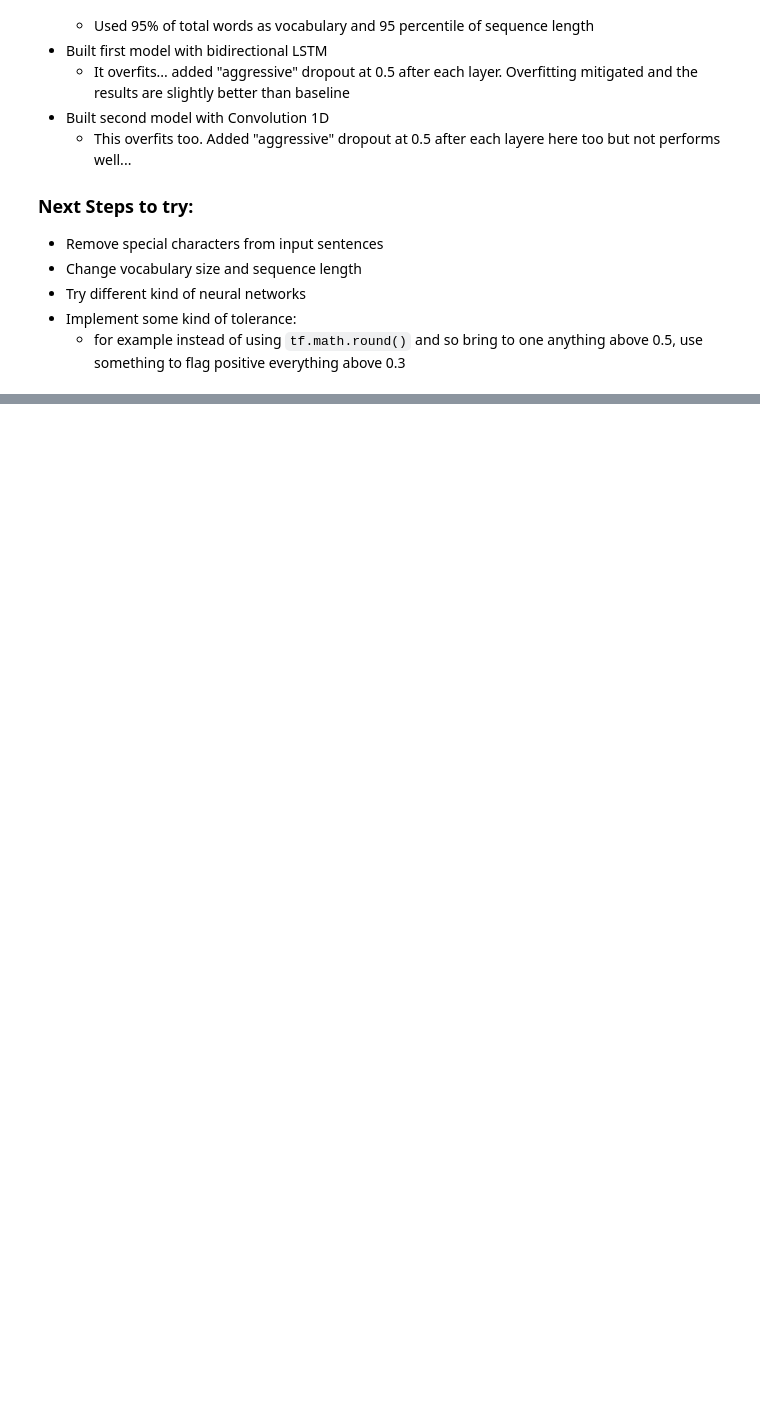
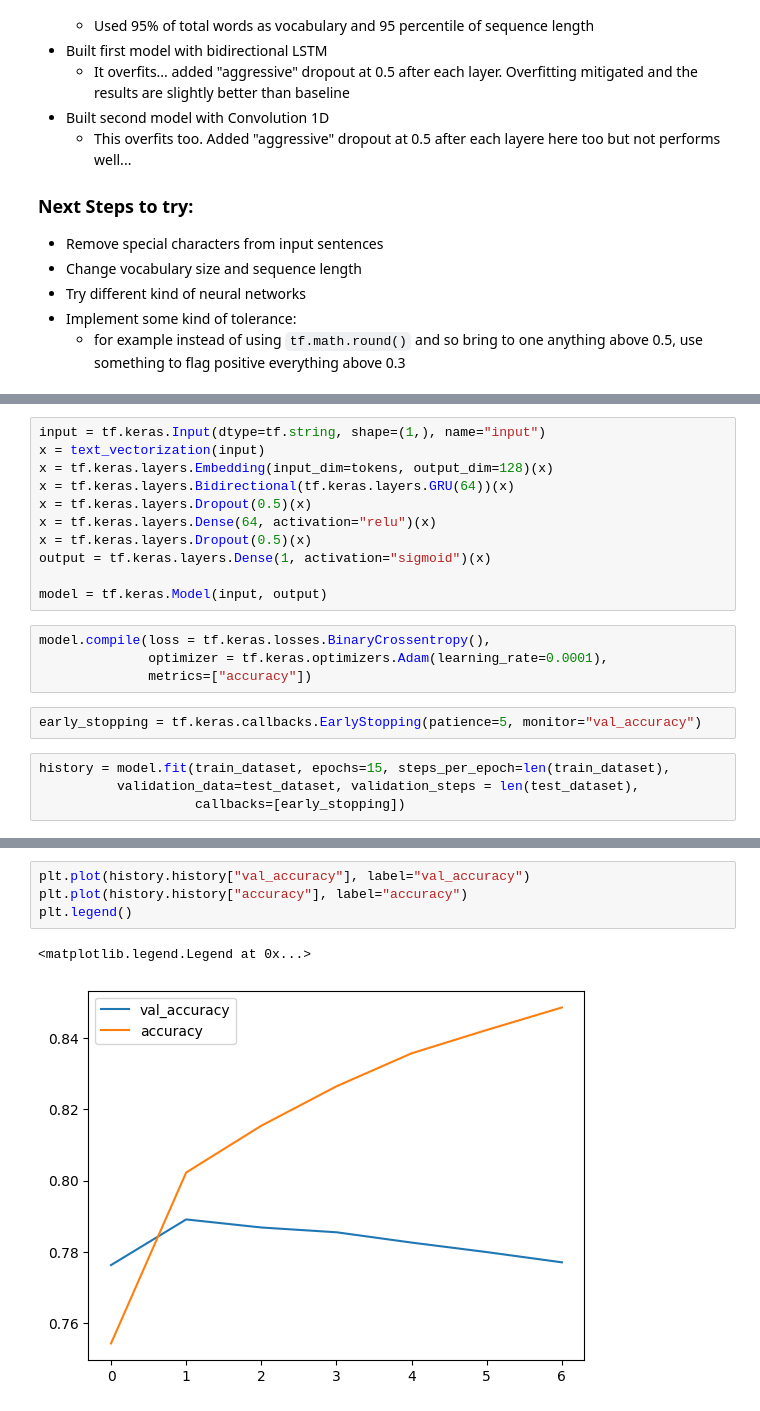
Before and after one commit to a-giorgi/happy-tweeting, a Jupyter notebook: development/EX01_twitter_sentiment_analysis.ipynb, the cells around one changed output, grey strips where cells are left out. Cells and saved outputs as stored; diff of their text form; blank space fills up the shorter version.

Commit message:
Updated project
Improved preprocessing and perfomed tests with USE

```diff
--- a/development/EX01_twitter_sentiment_analysis.ipynb
+++ b/development/EX01_twitter_sentiment_analysis.ipynb
@@ -308,0 +402,21 @@ evaluate_predictions(dfTest["sentiment"], model_Conv_y_pred)
+# %%
+input = tf.keras.Input(dtype=tf.string, shape=(1,), name="input")
+x = text_vectorization(input)
+x = tf.keras.layers.Embedding(input_dim=tokens, output_dim=128)(x)
+x = tf.keras.layers.Bidirectional(tf.keras.layers.GRU(64))(x)
+x = tf.keras.layers.Dropout(0.5)(x)
+x = tf.keras.layers.Dense(64, activation="relu")(x)
+x = tf.keras.layers.Dropout(0.5)(x)
+output = tf.keras.layers.Dense(1, activation="sigmoid")(x)
+
+model = tf.keras.Model(input, output)
+# %%
+model.compile(loss = tf.keras.losses.BinaryCrossentropy(),
+              optimizer = tf.keras.optimizers.Adam(learning_rate=0.0001),
+              metrics=["accuracy"])
+# %%
+early_stopping = tf.keras.callbacks.EarlyStopping(patience=5, monitor="val_accuracy")
+# %%
+history = model.fit(train_dataset, epochs=15, steps_per_epoch=len(train_dataset),
+          validation_data=test_dataset, validation_steps = len(test_dataset),
+                    callbacks=[early_stopping])
@@ -308,0 +444,7 @@ evaluate_predictions(dfTest["sentiment"], model_Conv_y_pred)
+# %%
+plt.plot(history.history["val_accuracy"], label="val_accuracy")
+plt.plot(history.history["accuracy"], label="accuracy")
+plt.legend()
+# %% [output]
+<matplotlib.legend.Legend at 0x...>
+[figure, added]
```
Also changed, not shown: parts of 33 cells of this notebook.
